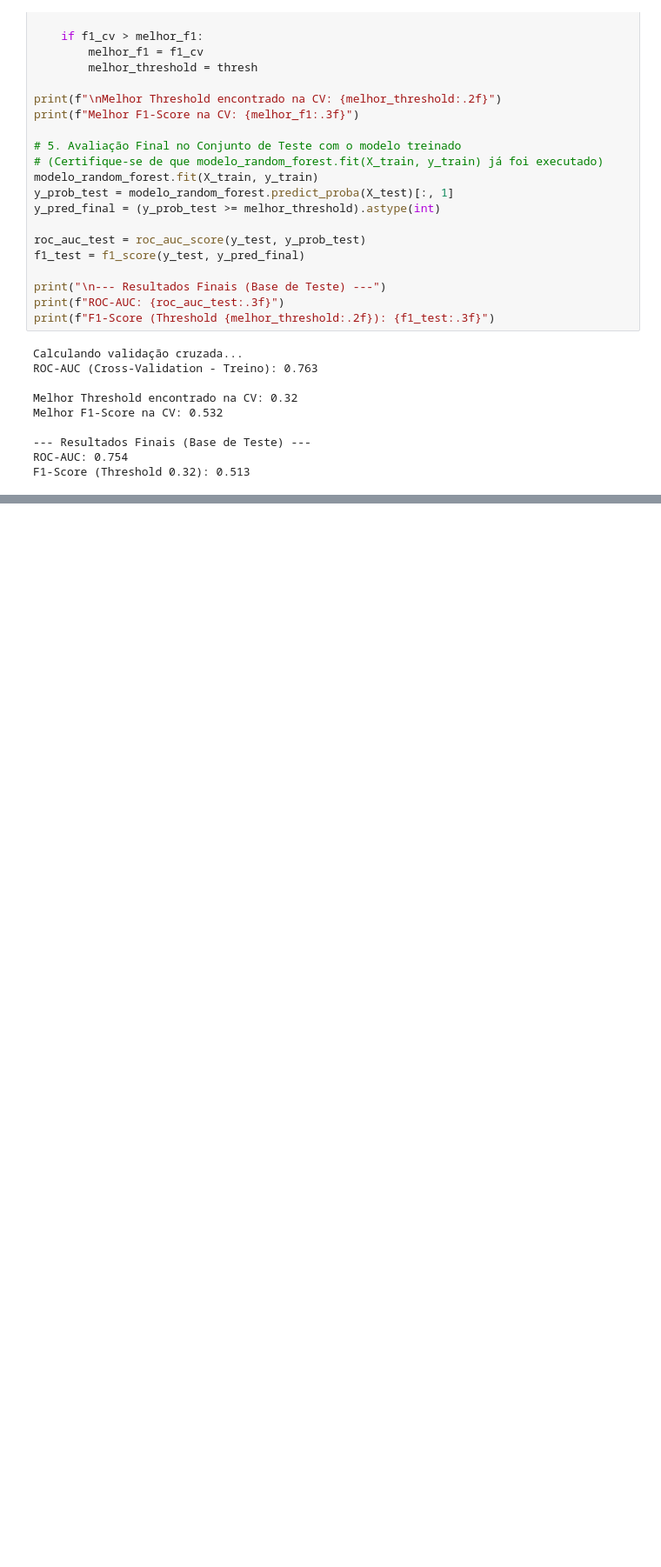
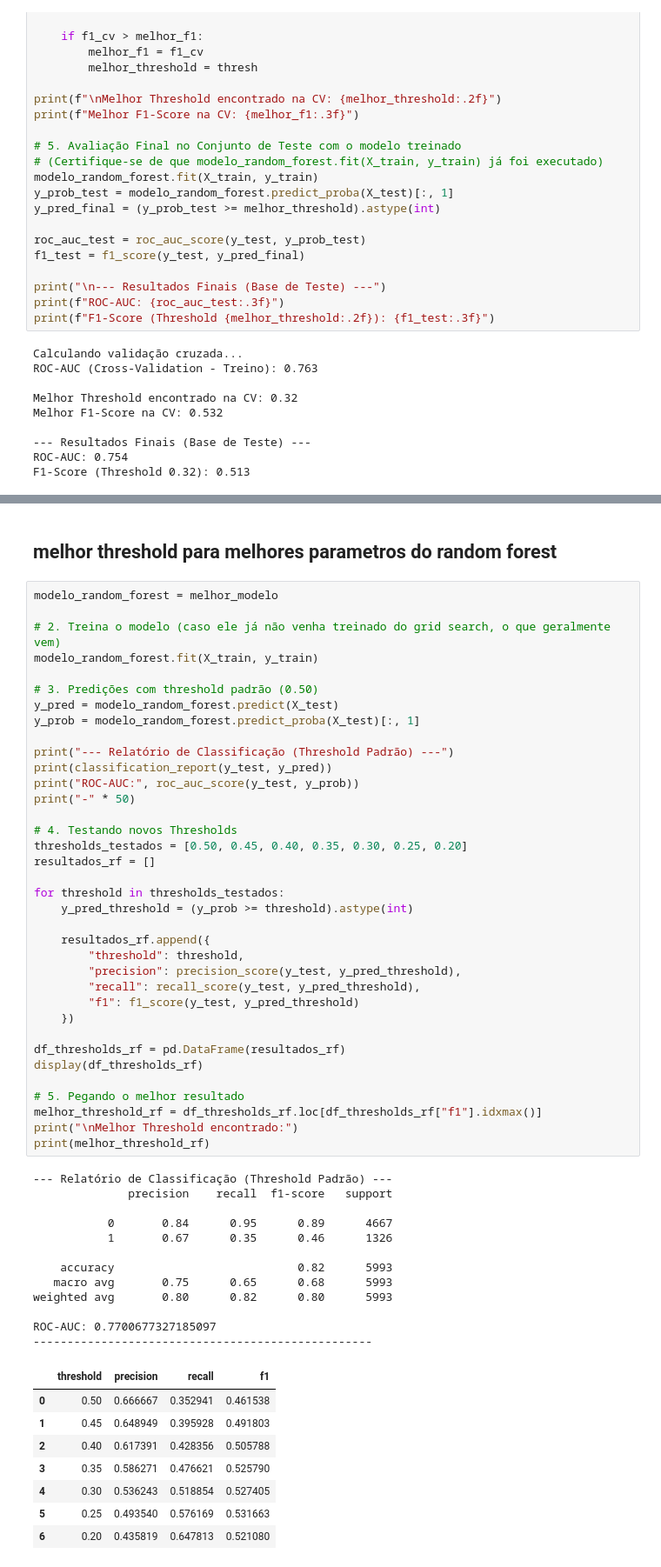
Before and after one commit to eduardo297/ML_Dataset_Inadimplencia, a Jupyter notebook: notebooks/pre_processamento.ipynb, the cells around one changed output, grey strips where cells are left out. Shown: that part at 87% size. Cells and saved outputs as stored; diff of their text form; blank space fills up the shorter version.

Commit message:
melhor threshold para melhores parametros  do random forest

```diff
--- a/notebooks/pre_processamento.ipynb
+++ b/notebooks/pre_processamento.ipynb
@@ -738,0 +782,59 @@ F1-Score (Threshold 0.32): 0.513
+# %% [markdown]
+## melhor threshold para melhores parametros  do random forest
+# %%
+modelo_random_forest = melhor_modelo
+
+# 2. Treina o modelo (caso ele já não venha treinado do grid search, o que geralmente vem)
+modelo_random_forest.fit(X_train, y_train)
+
+# 3. Predições com threshold padrão (0.50)
+y_pred = modelo_random_forest.predict(X_test)
+y_prob = modelo_random_forest.predict_proba(X_test)[:, 1]
+
+print("--- Relatório de Classificação (Threshold Padrão) ---")
+print(classification_report(y_test, y_pred))
+print("ROC-AUC:", roc_auc_score(y_test, y_prob))
+print("-" * 50)
+
+# 4. Testando novos Thresholds
+thresholds_testados = [0.50, 0.45, 0.40, 0.35, 0.30, 0.25, 0.20]
+resultados_rf = []
+
+for threshold in thresholds_testados:
+    y_pred_threshold = (y_prob >= threshold).astype(int)
+
+    resultados_rf.append({
+        "threshold": threshold,
+        "precision": precision_score(y_test, y_pred_threshold),
+        "recall": recall_score(y_test, y_pred_threshold),
+        "f1": f1_score(y_test, y_pred_threshold)
+    })
+
+df_thresholds_rf = pd.DataFrame(resultados_rf)
+display(df_thresholds_rf)
+
+# 5. Pegando o melhor resultado
+melhor_threshold_rf = df_thresholds_rf.loc[df_thresholds_rf["f1"].idxmax()]
+print("\nMelhor Threshold encontrado:")
+print(melhor_threshold_rf)
+# %% [output]
+--- Relatório de Classificação (Threshold Padrão) ---
+              precision    recall  f1-score   support
+
+           0       0.84      0.95      0.89      4667
+           1       0.67      0.35      0.46      1326
+
+    accuracy                           0.82      5993
+   macro avg       0.75      0.65      0.68      5993
+weighted avg       0.80      0.82      0.80      5993
+
+ROC-AUC: 0.7700677327185097
+--------------------------------------------------
+|  | threshold | precision | recall | f1 |
+| 0 | 0.50 | 0.666667 | 0.352941 | 0.461538 |
+| 1 | 0.45 | 0.648949 | 0.395928 | 0.491803 |
+| 2 | 0.40 | 0.617391 | 0.428356 | 0.505788 |
+| 3 | 0.35 | 0.586271 | 0.476621 | 0.525790 |
+| 4 | 0.30 | 0.536243 | 0.518854 | 0.527405 |
+| 5 | 0.25 | 0.493540 | 0.576169 | 0.531663 |
+| 6 | 0.20 | 0.435819 | 0.647813 | 0.521080 |
```
Also changed, not shown: parts of 8 cells of this notebook, 1 other file.
